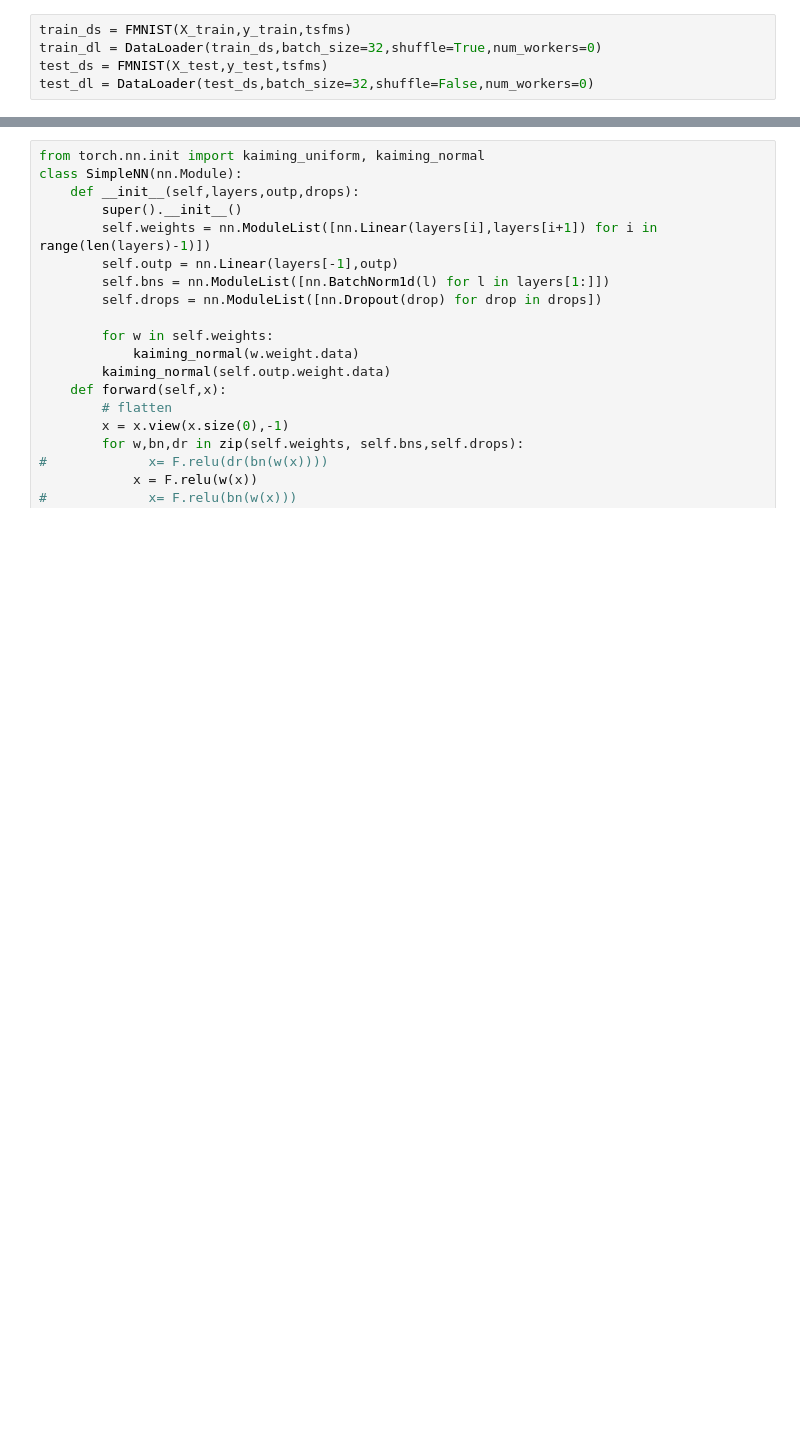
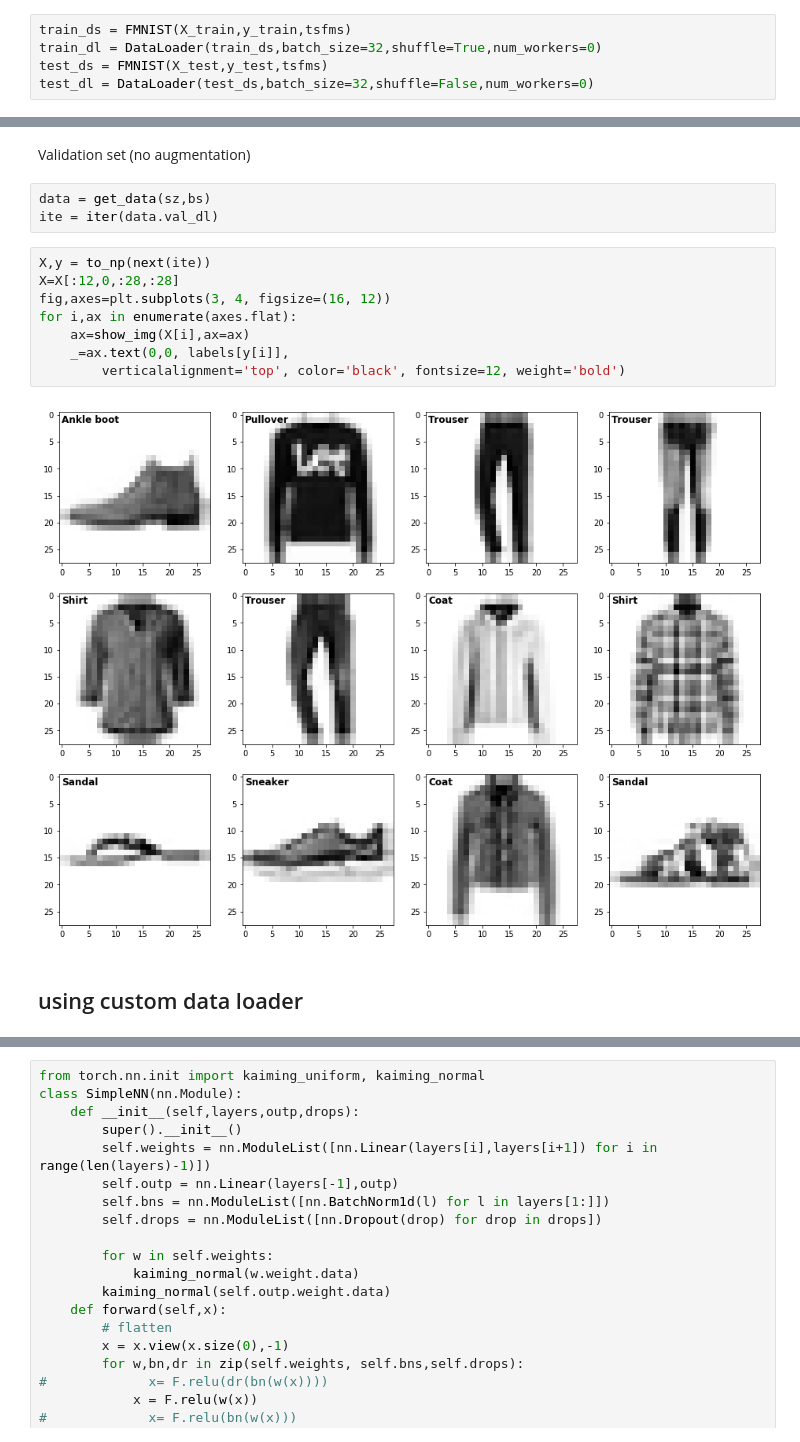
Before and after one commit to anhquan0412/basic_model_scratch, a Jupyter notebook: NN_pytorch.ipynb, the cells around one changed output, grey strips where cells are left out. Cells and saved outputs as stored; diff of their text form; blank space fills up the shorter version.

```diff
--- a/NN_pytorch.ipynb
+++ b/NN_pytorch.ipynb
@@ -185,0 +215,17 @@ test_dl = DataLoader(test_ds,batch_size=32,shuffle=False,num_workers=0)
+# %% [markdown]
+Validation set (no augmentation)
+# %%
+data = get_data(sz,bs)
+ite = iter(data.val_dl)
+# %%
+X,y = to_np(next(ite))
+X=X[:12,0,:28,:28]
+fig,axes=plt.subplots(3, 4, figsize=(16, 12))
+for i,ax in enumerate(axes.flat):
+    ax=show_img(X[i],ax=ax)
+    _=ax.text(0,0, labels[y[i]],
+        verticalalignment='top', color='black', fontsize=12, weight='bold')
+# %% [output]
+[figure, added]
+# %% [markdown]
+## using custom data loader
```
Also changed, not shown: parts of 24 cells of this notebook, 1 other file.
